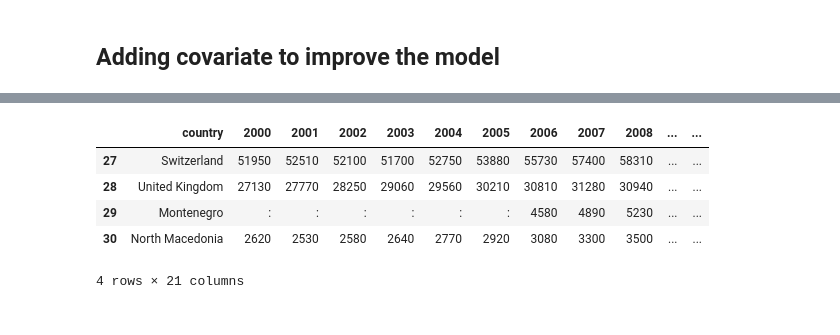
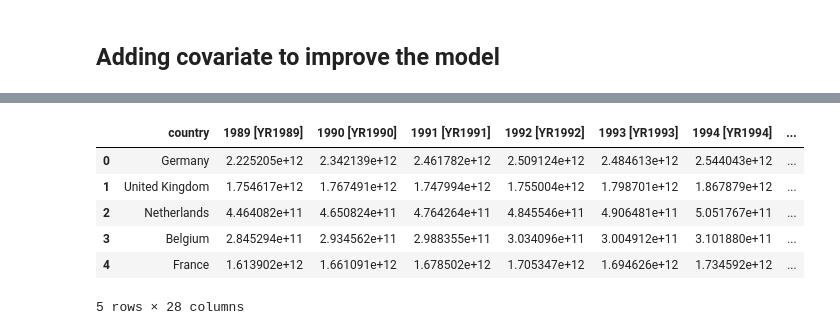
Before and after one commit to S3tuit/jup_lab, a Jupyter notebook: min_wage.ipynb, the cells around one changed output, grey strips where cells are left out. Saved outputs shown, nothing was run; the diff lists cells and outputs as text; code cells hidden in the pictures.

```diff
--- a/min_wage.ipynb
+++ b/min_wage.ipynb
@@ -203,5 +205,5 @@ plt.axvline(x=2015, linestyle=':');
 # %%
-path = r'C:\Users\matte\OneDrive\Desktop\GitHub\data\minimun w eff\gdo_by_country_eu.xlsx'
+path = r'C:\Users\matte\OneDrive\Desktop\GitHub\data\minimun w eff\gdp_by_country_eu.xlsx'
 
 gdp = pd.read_excel(path)
 
@@ -217,12 +219,16 @@ gdp.head()
 # %%
-gdp = gdp[['TIME']+[str(i) for i in range(2000,2020)]]
-gdp.rename(columns={'TIME':'country'}, inplace=True)
+gdp = gdp.drop(columns=['Series Name', 'Series Code',
+                        'Country Code'])
 
-gdp.iloc[27:31, :]
+gdp = gdp[['Country Name']+[f'{i} [YR{i}]' for i in range(1989,2016)]]
+gdp.rename(columns={'Country Name':'country'}, inplace=True)
+
+gdp.head()
 # %% [output]
-|  | country | 2000 | 2001 | 2002 | 2003 | 2004 | 2005 | 2006 | 2007 | 2008 | ... | ... |
-| 27 | Switzerland | 51950 | 52510 | 52100 | 51700 | 52750 | 53880 | 55730 | 57400 | 58310 | ... | ... |
-| 28 | United Kingdom | 27130 | 27770 | 28250 | 29060 | 29560 | 30210 | 30810 | 31280 | 30940 | ... | ... |
-| 29 | Montenegro | : | : | : | : | : | : | 4580 | 4890 | 5230 | ... | ... |
-| 30 | North Macedonia | 2620 | 2530 | 2580 | 2640 | 2770 | 2920 | 3080 | 3300 | 3500 | ... | ... |
+|  | country | 1989 [YR1989] | 1990 [YR1990] | 1991 [YR1991] | 1992 [YR1992] | 1993 [YR1993] | 1994 [YR1994] | ... |
+| 0 | Germany | 2.225205e+12 | 2.342139e+12 | 2.461782e+12 | 2.509124e+12 | 2.484613e+12 | 2.544043e+12 | ... |
+| 1 | United Kingdom | 1.754617e+12 | 1.767491e+12 | 1.747994e+12 | 1.755004e+12 | 1.798701e+12 | 1.867879e+12 | ... |
+| 2 | Netherlands | 4.464082e+11 | 4.650824e+11 | 4.764264e+11 | 4.845546e+11 | 4.906481e+11 | 5.051767e+11 | ... |
+| 3 | Belgium | 2.845294e+11 | 2.934562e+11 | 2.988355e+11 | 3.034096e+11 | 3.004912e+11 | 3.101880e+11 | ... |
+| 4 | France | 1.613902e+12 | 1.661091e+12 | 1.678502e+12 | 1.705347e+12 | 1.694626e+12 | 1.734592e+12 | ... |
-4 rows × 21 columns
+5 rows × 28 columns
```
Also changed, not shown: parts of 39 cells of this notebook.
